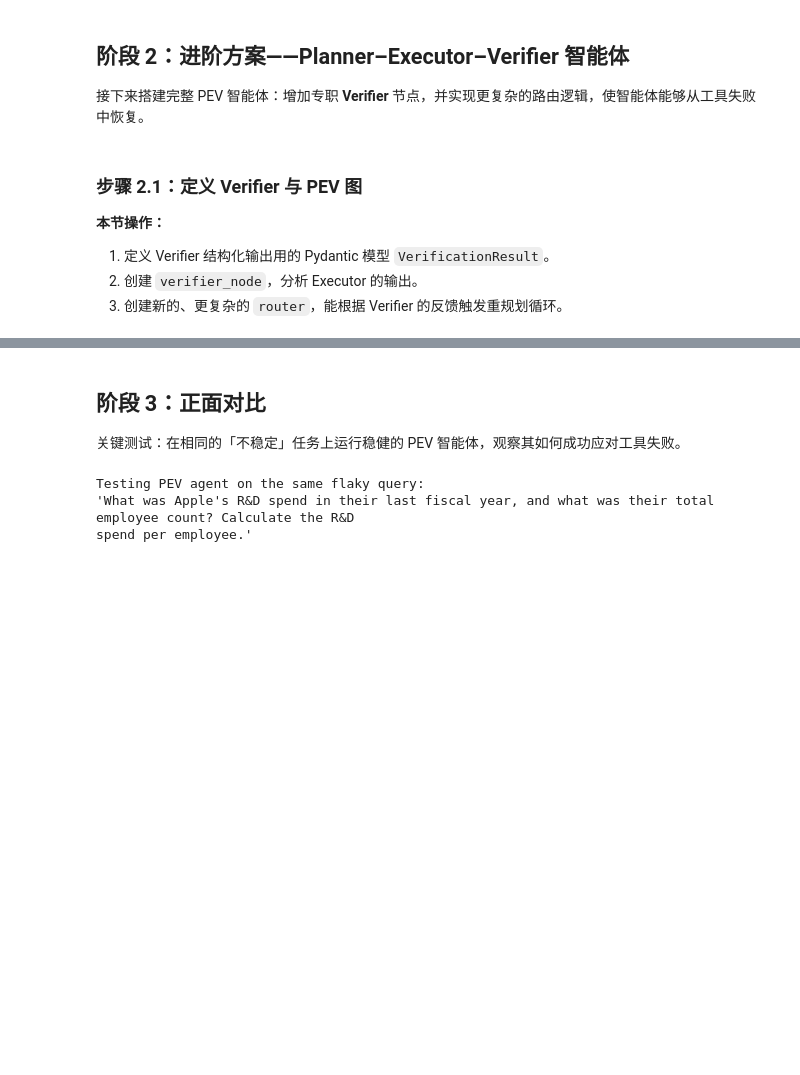
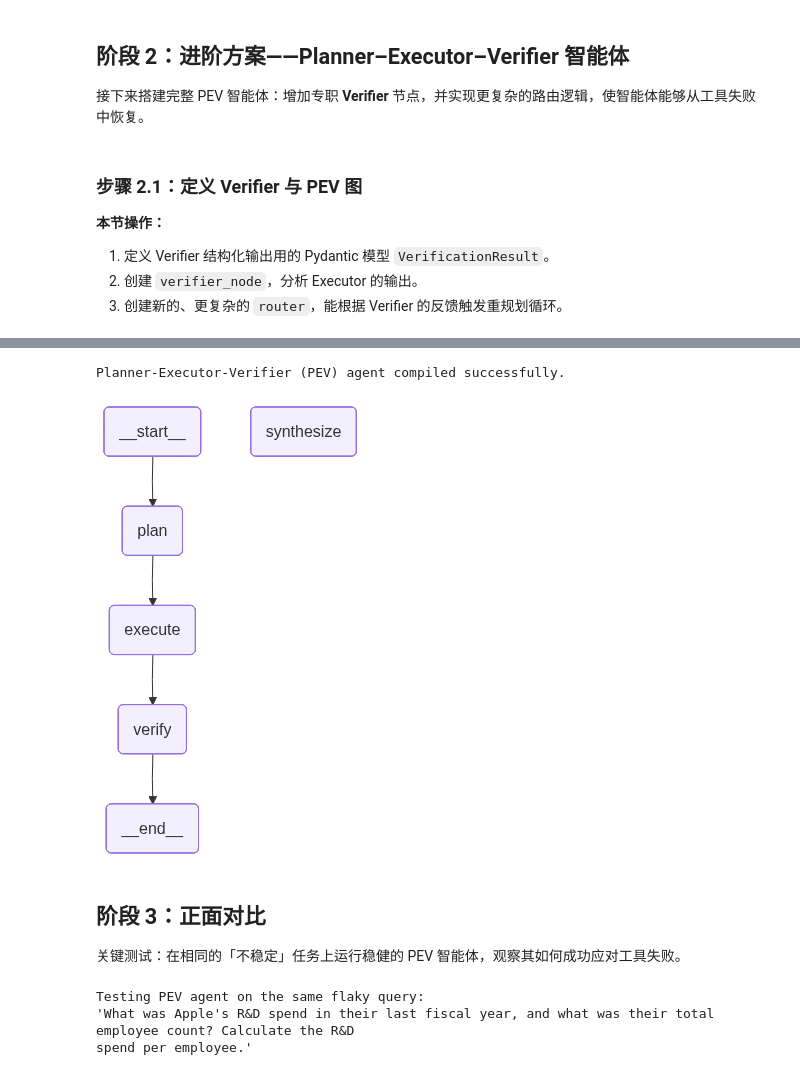
Before and after one commit to red568/agentic_architectures, a Jupyter notebook: 06_PEV.ipynb, the cells around one changed output, grey strips where cells are left out. Drawn from its saved outputs; the diff is of its cells as text; code cells hidden in the pictures; blank space fills up the shorter version.

```diff
--- a/06_PEV.ipynb
+++ b/06_PEV.ipynb
@@ -63,7 +63,7 @@ from dotenv import load_dotenv
 import json
 
 # LangChain components
-from langchain_nebius import ChatNebius
+from langchain_openai import ChatOpenAI
 from langchain_tavily import TavilySearch
 from langchain_core.messages import BaseMessage, ToolMessage
 from pydantic import BaseModel, Field
@@ -77,11 +77,12 @@ from rich.markdown import Markdown
 
 # --- API Key and Tracing Setup ---
 load_dotenv()
+api_key = os.getenv("DEEPSEEK_API_KEY")
 
 os.environ["LANGCHAIN_TRACING_V2"] = "true"
-os.environ["LANGCHAIN_PROJECT"] = "Agentic Architecture - PEV (Nebius)"
+os.environ["LANGCHAIN_PROJECT"] = "Agentic Architecture - PEV (DeepSeek)"
 
-for key in ["NEBIUS_API_KEY", "LANGCHAIN_API_KEY", "TAVILY_API_KEY"]:
+for key in ["DEEPSEEK_API_KEY", "LANGCHAIN_API_KEY", "TAVILY_API_KEY"]:
     if not os.environ.get(key):
         print(f"{key} not found. Please create a .env file and set it.")
 
@@ -99,7 +100,12 @@ Environment variables loaded and tracing is set up.
 构建简单的 Planner–Executor 图（与前一 notebook 类似）。为模拟现实失败，我们创建一个特殊的「不稳定」工具：对某一特定查询会故意返回错误，而基线智能体无法处理这种情况。
 # %%
 console = Console()
-llm = ChatNebius(model="meta-llama/Meta-Llama-3.1-8B-Instruct", temperature=0)
+llm = ChatOpenAI(
+    model="deepseek-chat",
+    api_key=api_key,
+    base_url="https://api.deepseek.com/v1",
+    temperature=0,
+)
 
 # Define a 'flaky' tool that will fail for a specific query
 def flaky_web_search(query: str) -> str:
@@ -339,4 +337,7 @@ pev_graph_builder.add_edge("synthesize", END)
 
 pev_agent_app = pev_graph_builder.compile()
 print("Planner-Executor-Verifier (PEV) agent compiled successfully.")
+
+from IPython.display import Image, display
+display(Image(pev_agent_app.get_graph().draw_mermaid_png()))
 # %% [output]
@@ -344,3 +346,5 @@ Planner-Executor-Verifier (PEV) agent compiled successfully.
+Planner-Executor-Verifier (PEV) agent compiled successfully.
+[figure, added]
 # %% [markdown]
 ## 阶段 3：正面对比
 
```
Also changed, not shown: parts of 5 cells of this notebook, 10 other files.
